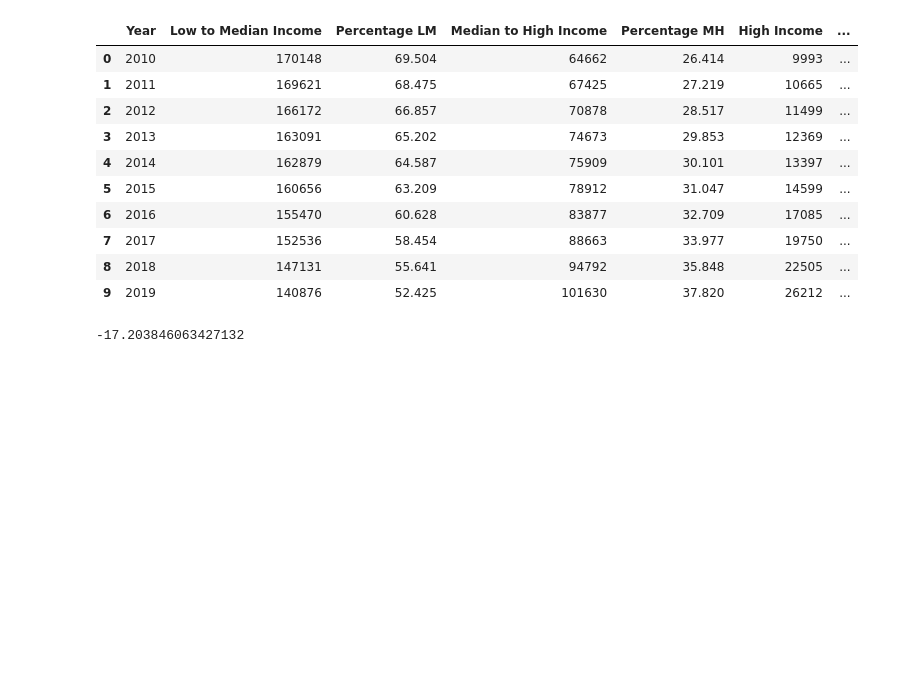
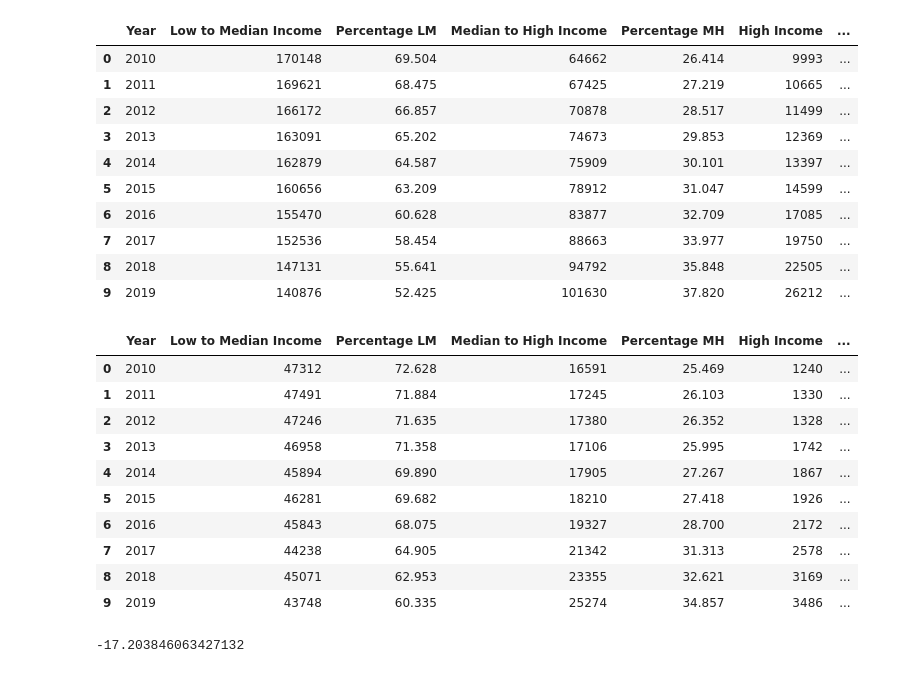
Before and after one commit to ianmonroe97/PortlandAffordableHousing, a Jupyter notebook: NewED_.ipynb, the cells around one changed output. Cells and saved outputs as stored; diff of their text form; code cells hidden in the pictures; blank space fills up the shorter version.

```diff
--- a/NewED_.ipynb
+++ b/NewED_.ipynb
@@ -914,0 +1107,5 @@ PorUHI
+# %%
+VanUHI = pd.DataFrame(np.array([VanUHI10,VanUHI11,VanUHI12,VanUHI13,VanUHI14,VanUHI15,VanUHI16,VanUHI17,VanUHI18,VanUHI19]),
+                      columns = ['Median to High Income'],index = [2010,2011,2012,2013,2014,2015,2016,2017,2018,2019])
+VanUHI['Percentage'] = VanUIndex
+VanUHI
@@ -984,6 +1244,21 @@ PorHIjoin
 | 7 | 2017 | 152536 | 58.454 | 88663 | 33.977 | 19750 | ... |
 | 8 | 2018 | 147131 | 55.641 | 94792 | 35.848 | 22505 | ... |
 | 9 | 2019 | 140876 | 52.425 | 101630 | 37.820 | 26212 | ... |
+# %%
+VanHIjoin = VanHIjoin.rename(columns = {'key_0':'Year','Percentage_x':'Percentage LM','Percentage_y':'Percentage MH','Percentage':'Percentage H'})
+VanHIjoin
+# %% [output]
+|  | Year | Low to Median Income | Percentage LM | Median to High Income | Percentage MH | High Income | ... |
+| 0 | 2010 | 47312 | 72.628 | 16591 | 25.469 | 1240 | ... |
+| 1 | 2011 | 47491 | 71.884 | 17245 | 26.103 | 1330 | ... |
+| 2 | 2012 | 47246 | 71.635 | 17380 | 26.352 | 1328 | ... |
+| 3 | 2013 | 46958 | 71.358 | 17106 | 25.995 | 1742 | ... |
+| 4 | 2014 | 45894 | 69.890 | 17905 | 27.267 | 1867 | ... |
+| 5 | 2015 | 46281 | 69.682 | 18210 | 27.418 | 1926 | ... |
+| 6 | 2016 | 45843 | 68.075 | 19327 | 28.700 | 2172 | ... |
+| 7 | 2017 | 44238 | 64.905 | 21342 | 31.313 | 2578 | ... |
+| 8 | 2018 | 45071 | 62.953 | 23355 | 32.621 | 3169 | ... |
+| 9 | 2019 | 43748 | 60.335 | 25274 | 34.857 | 3486 | ... |
 # %%
 PorLMgr = ((PorHIjoin['Low to Median Income'][9] - PorHIjoin['Low to Median Income'][0])/PorHIjoin['Low to Median Income'][0])*100
 PorLMgr
```
Also changed, not shown: parts of 15 cells of this notebook.
